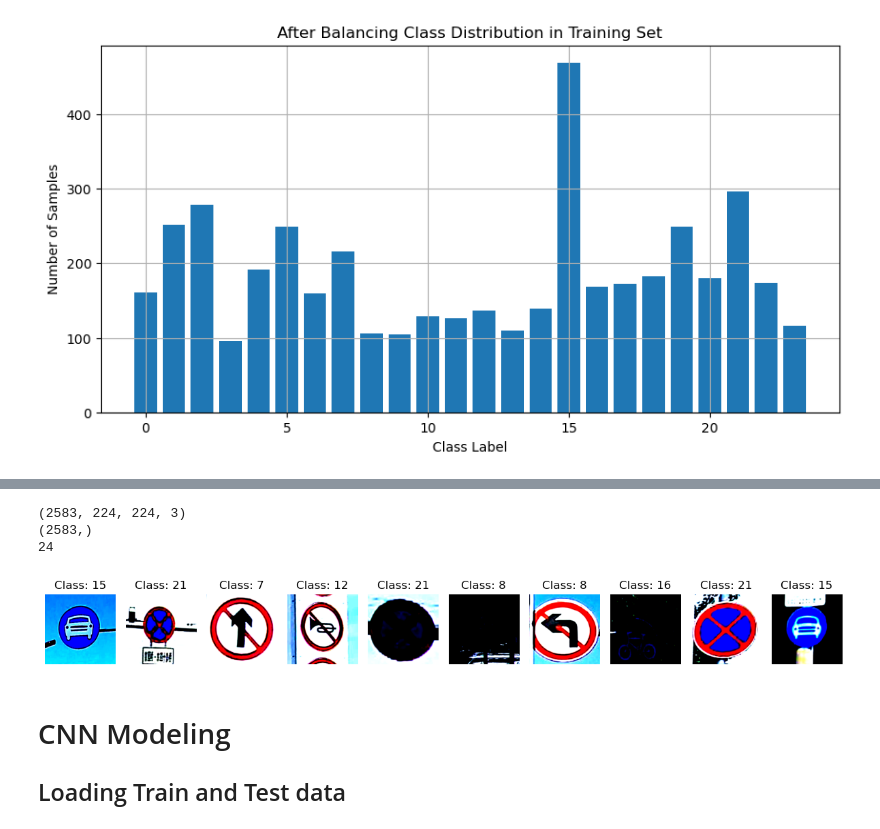
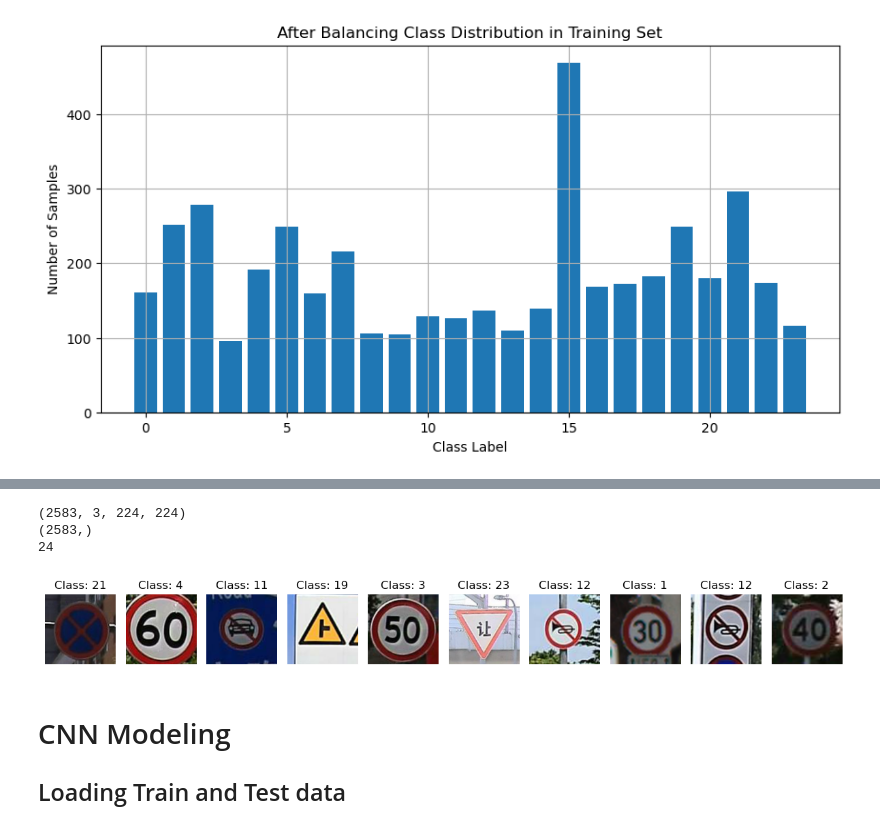
Before and after one commit to amelialon/IT1244-Final-Project, a Jupyter notebook: Proj.ipynb, the cells around one changed output, grey strips where cells are left out. Cells and saved outputs as stored; diff of their text form; code cells hidden in the pictures.

```diff
--- a/Proj.ipynb
+++ b/Proj.ipynb
@@ -152,6 +152,20 @@ def normalize_image(img_tensor):
             mean = torch.tensor([0.485, 0.456, 0.406], dtype=img_tensor.dtype).view(3, 1, 1)
             std = torch.tensor([0.229, 0.224, 0.225], dtype=img_tensor.dtype).view(3, 1, 1)
             return (img_tensor - mean) / std
+
+# function to denormalise image:
+def denormalize_image(img_tensor):
+    mean = torch.tensor([0.485, 0.456, 0.406]).view(3, 1, 1)
+    std = torch.tensor([0.229, 0.224, 0.225]).view(3, 1, 1)
+    return img_tensor * std + mean
+
+
+def adjust_contrast(img, min_factor=1.1, max_factor=1.5, prob=0.5):
+    if random.random() < prob:
+        factor = random.uniform(min_factor, max_factor)
+        enhancer = ImageEnhance.Contrast(img)
+        return enhancer.enhance(factor)
+    return img
 # %%
 ################### I(ame) replaced this chunk of code with the code below to experiment (dont run this) #############################
 
@@ -275,7 +289,7 @@ train_images = []
 train_labels = []
 
 # Define rare class threshold and augmentation params
-rare_threshold = 100
+rare_threshold = 150
 extra_copies = 2
 
 # Low-quality filtering thresholds
@@ -320,22 +334,18 @@ for img_file in os.listdir(train_folder):
 
         # Apply augmentations
         if class_label in rare_classes:
-            img_aug = adjust_brightness(img_aug, min_factor=0.98, max_factor=1.05, prob=0.5)
+            img_aug = adjust_contrast(img_aug, min_factor=1.2, max_factor=1.6, prob=0.8)
             img_aug = adjust_saturation(img_aug, min_factor=0.95, max_factor=1.1, prob=0.4)
             img_aug = rotate_image(img_aug, max_angle=10, rotation_prob=0.5)
-            img_aug = add_random_noise(img_aug, prob=0.1)  # reduce noise even more
+            img_aug = add_random_noise(img_aug, prob=0.1)
             img_aug = apply_random_blur(img_aug, prob=0.2)
-
-
 
         else:
             img_aug = rotate_image(img_aug, max_angle=7, rotation_prob=0.3)
-            img_aug = adjust_brightness(img_aug, min_factor=0.98, max_factor=1.05, prob=0.3)
+            img_aug = adjust_contrast(img_aug, min_factor=1.0, max_factor=1.2, prob=0.3)
             img_aug = adjust_saturation(img_aug, min_factor=0.95, max_factor=1.1, prob=0.3)
             img_aug = add_random_noise(img_aug, prob=0.1)
             img_aug = apply_random_blur(img_aug, prob=0.1)
-
-
 
         # Resize, normalize, and store
         img_aug = resize_image(img_aug, target_size)
@@ -424,7 +434,11 @@ random_indices = random.sample(range(len(X_train)), num_samples)
 plt.figure(figsize=(12, 6))
 for i, idx in enumerate(random_indices):
     plt.subplot(1, num_samples, i + 1)
-    plt.imshow(np.transpose(X_train[idx], (1, 2, 0)))  # Convert [C, H, W] to [H, W, C]
+    img_tensor = torch.tensor(X_train[idx])                 # Convert to tensor
+    img = denormalize_image(img_tensor)                     # Undo normalization
+    img = img.permute(1, 2, 0).numpy().clip(0, 1)            # [C, H, W] → [H, W, C]
+
+    plt.imshow(img)
     plt.title(f"Class: {y_train[idx]}")
     plt.axis("off")
 
@@ -473,28 +477,29 @@ print(np.shape(X_test))
 print(np.shape(y_test))
 print(len(np.unique(y_train)))
 # %% [output]
-(2583, 224, 224, 3)
+(2583, 3, 224, 224)
 (2583,)
 24
 # %%
 num_samples = 10
 random_indices = random.sample(range(len(X_test)), num_samples)
 
 plt.figure(figsize=(12, 6))
 for i, idx in enumerate(random_indices):
     plt.subplot(1, num_samples, i + 1)
 
-    img = np.transpose(X_test[idx], (1, 2, 0))  # [C, H, W] → [H, W, C]
-    img = img.clip(0, 1)  # Optional: ensure image range is valid
+    img_tensor = torch.tensor(X_test[idx])                 # Convert NumPy to torch
+    img = denormalize_image(img_tensor)                    # Undo normalization
+    img = img.permute(1, 2, 0).numpy().clip(0, 1)           # [C, H, W] → [H, W, C]
 
     plt.imshow(img)
     plt.title(f"Class: {y_test[idx]}")
     plt.axis("off")
 
 plt.tight_layout()
 plt.show()
 # %% [output]
-[figure, old version]
+[figure, new version]
 # %% [markdown]
 # CNN Modeling
 
```
Also changed, not shown: parts of 8 cells of this notebook.
